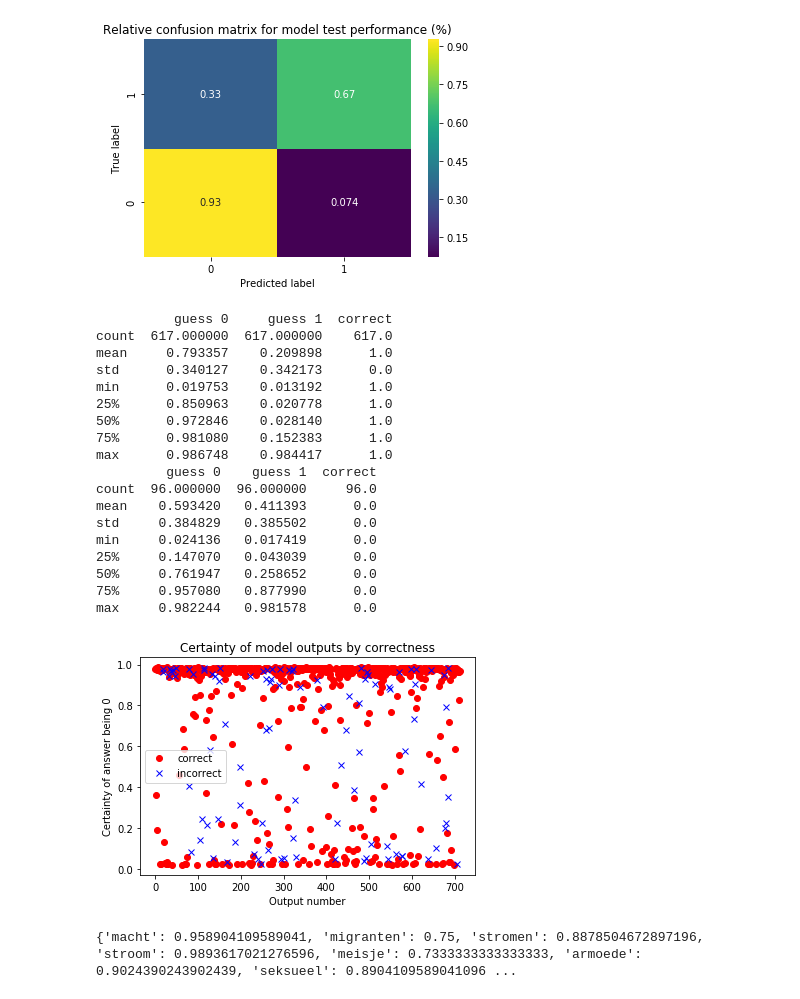
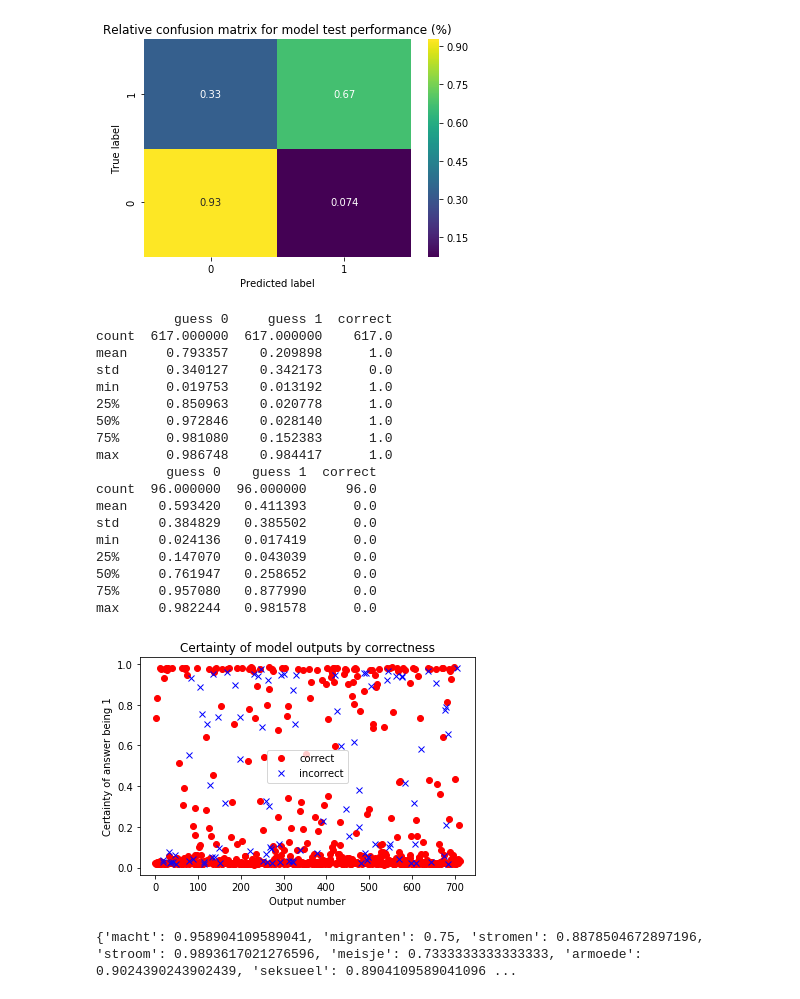
Before and after one commit to milenadeswart/Datalab_PDR, a Jupyter notebook: 02_analyse/BERT_train_cased_sentence_analysis.ipynb, the cells around one changed output. Cells and saved outputs as stored; diff of their text form; code cells hidden in the pictures.

```diff
--- a/02_analyse/BERT_train_cased_sentence_analysis.ipynb
+++ b/02_analyse/BERT_train_cased_sentence_analysis.ipynb
@@ -494,7 +508,7 @@ model_args.train_batch_size = 8
 model_args.eval_batch_size = 8
 model_args.no_cache = False
 
-model_args.loss_type = 'tversky' # or 'dice' or 'tversky'
+model_args.loss_type = 'focal' # 'focal' or 'dice' or 'tversky' # bron: https://github.com/amaiya/ktrain/issues/228
 model_args.loss_args = {
             'alpha': None,
             'gamma': 2,
@@ -504,9 +518,11 @@ model_args.loss_args = {
 
 # Create a ClassificationModel (code uit bron; zie bovenaan notebook)
 model = ClassificationModel(
+    #"bert", "GroNLP/bert-base-dutch-cased", # Nederlands!!
+    #"bert", "bert-base-uncased", # English!!
+    "roberta", "pdelobelle/robbert-v2-dutch-base", # RobBERT
+    # "bert", "GroNLP/bert_dutch_base_offensive_language", # hateBERT
     #"bert", "DeepPavlov/bert-base-multilingual-cased-sentence", # multi-lingual sentenceBERT (https://huggingface.co/DeepPavlov/bert-base-multilingual-cased-sentence)
-    "bert", "GroNLP/bert-base-dutch-cased", # Nederlands!!
-    #"bert", "bert-base-uncased", # English!!
     num_labels=2, # hoeveel mogelijke targets er zijn
     args=train_args,
     #weight = [1, 3],
@@ -725,41 +760,40 @@ plt.show()
 115 502 40 56
 [figure]
 # %%
-# TO DO: FINISH THIS
-# uncertainty of model (violinplot)
-
+# onzekerheid van model
+# uncertainty of model
 prob_df = pd.DataFrame(probabilities, columns = ['guess 0', 'guess 1'])
 prob_df['correct'] = correct
 
 print(prob_df[prob_df['correct'] == 1].describe())
 print(prob_df[prob_df['correct'] == 0].describe())
 
-plt.plot(prob_df['guess 0'][prob_df['correct'] == 1], 'ro', label = 'correct')
-plt.plot(prob_df['guess 0'][prob_df['correct'] == 0], 'bx', label = 'incorrect')
-plt.ylabel("Certainty of answer being 0")
+plt.plot(prob_df['guess 1'][prob_df['correct'] == 1], 'ro', label = 'correct')
+plt.plot(prob_df['guess 1'][prob_df['correct'] == 0], 'bx', label = 'incorrect')
+plt.ylabel("Certainty of answer being 1")
 plt.xlabel("Output number")
 plt.title("Certainty of model outputs by correctness")
 plt.legend()
 plt.show()
 # %% [output]
           guess 0     guess 1  correct
 count  617.000000  617.000000    617.0
 mean     0.793357    0.209898      1.0
 std      0.340127    0.342173      0.0
 min      0.019753    0.013192      1.0
 25%      0.850963    0.020778      1.0
 50%      0.972846    0.028140      1.0
 75%      0.981080    0.152383      1.0
 max      0.986748    0.984417      1.0
          guess 0    guess 1  correct
 count  96.000000  96.000000     96.0
 mean    0.593420   0.411393      0.0
 std     0.384829   0.385502      0.0
 min     0.024136   0.017419      0.0
 25%     0.147070   0.043039      0.0
 50%     0.761947   0.258652      0.0
 75%     0.957080   0.877990      0.0
 max     0.982244   0.981578      0.0
-[figure, old version]
+[figure, new version]
 # %%
 # kijken naar betrouwbaarheid per zoekwoord
```
Also changed, not shown: parts of 46 cells of this notebook.
